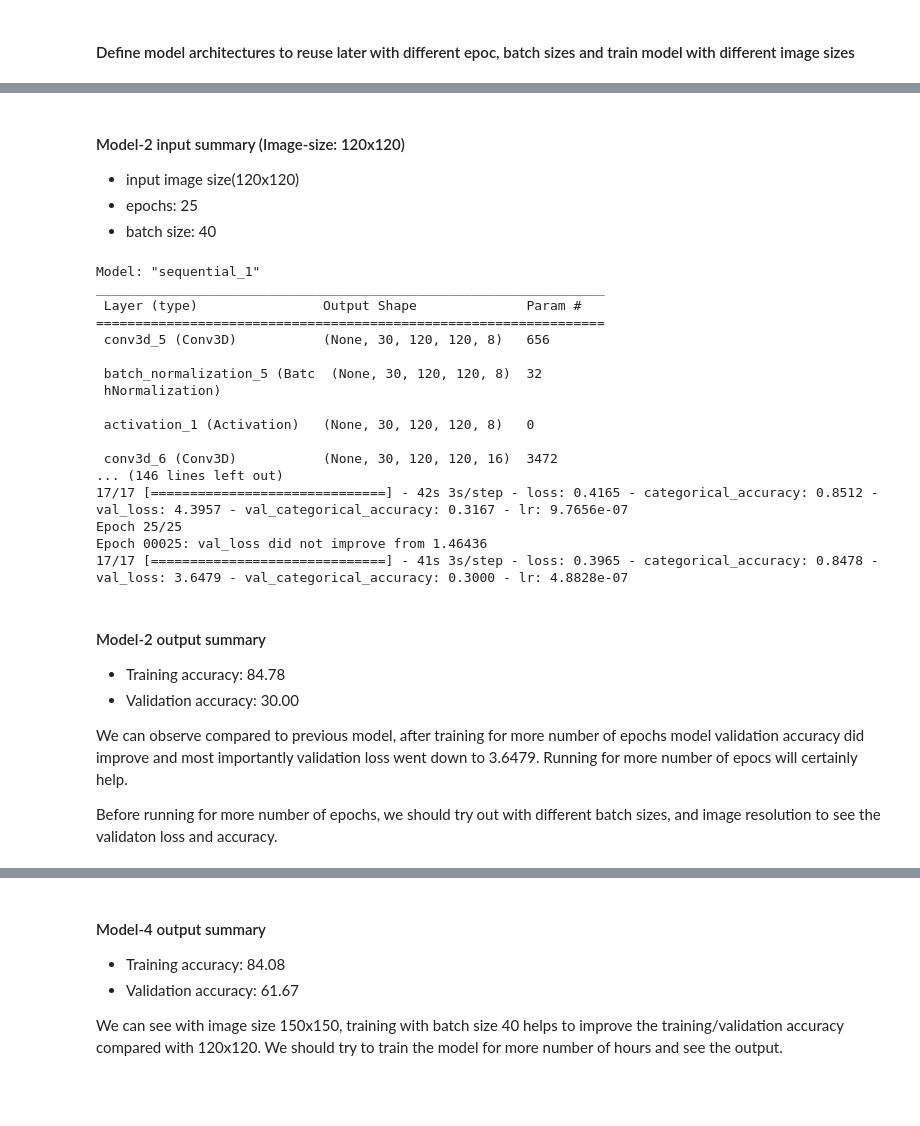
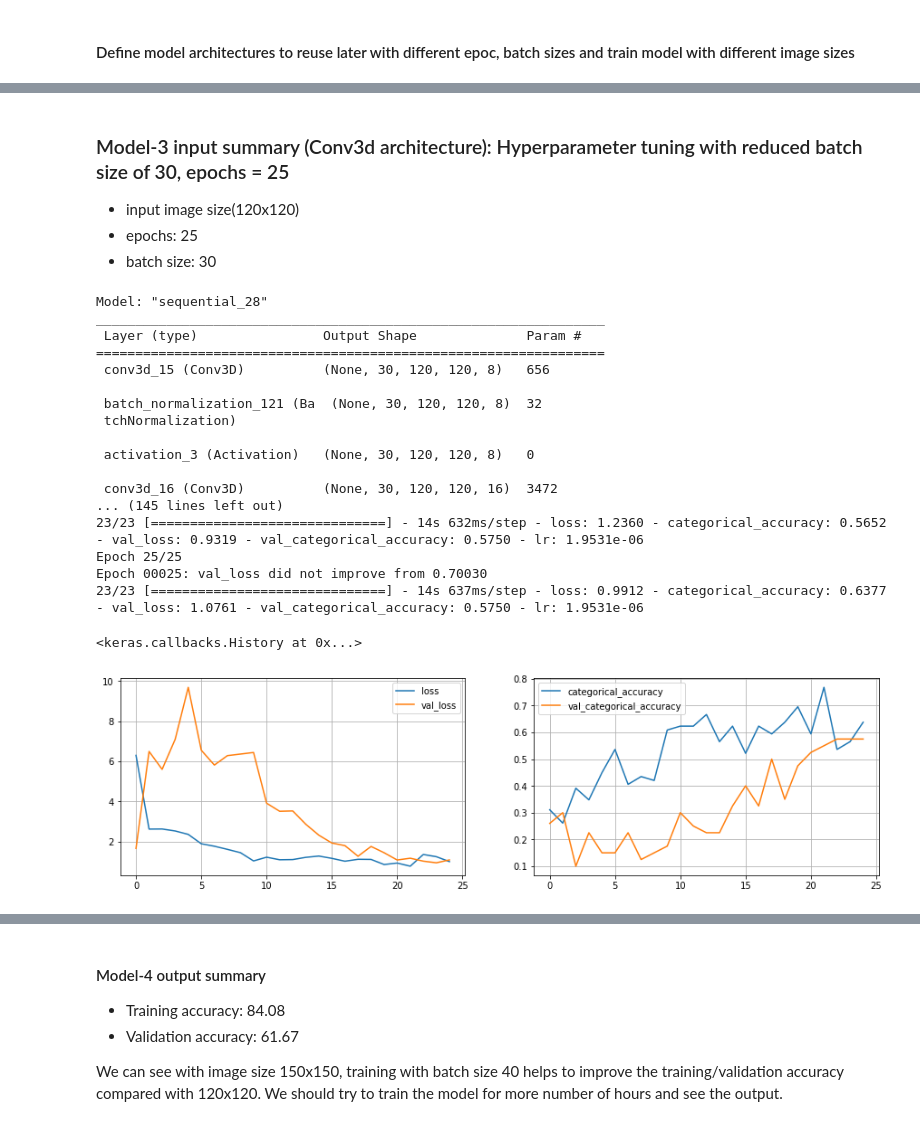
Before and after one commit to ps2420/cnn_gesture_recognition, a Jupyter notebook: Neural_Nets_Project_Starter_Code.ipynb, the cells around one changed output, grey strips where cells are left out. Cells and saved outputs as stored; diff of their text form; code cells hidden in the pictures; blank space fills up the shorter version.

```diff
--- a/Neural_Nets_Project_Starter_Code.ipynb
+++ b/Neural_Nets_Project_Starter_Code.ipynb
@@ -357,37 +481,31 @@ We should try to experiment with more number of epochs and with different batch
 # %% [markdown]
-#### Model-2 input summary (Image-size: 120x120)
+### Model-3 input summary (Conv3d architecture): Hyperparameter tuning with reduced batch size of 30, epochs = 25
 - input image size(120x120)
 - epochs: 25
-- batch size: 40
+- batch size: 30
 # %%
 # Define model architecture with num_epoch, batch_size, input image size
-model_2 = model_architecture(25, 40, 120)
-model_2.define_architecture_1();
+model_3 = model_architecture(25, 30, 120)
+model_3.define_conv3d_architecture_1();
 print('\n\n=========== Training the model ===========\n\n')
-model_2.execute()
+model_3.execute()
 # %% [output]
-Model: "sequential_1"
+Model: "sequential_28"
 _________________________________________________________________
  Layer (type)                Output Shape              Param #
 =================================================================
- conv3d_5 (Conv3D)           (None, 30, 120, 120, 8)   656
+ conv3d_15 (Conv3D)          (None, 30, 120, 120, 8)   656
 
- batch_normalization_5 (Batc  (None, 30, 120, 120, 8)  32
- hNormalization)
+ batch_normalization_121 (Ba  (None, 30, 120, 120, 8)  32
+ tchNormalization)
 
- activation_1 (Activation)   (None, 30, 120, 120, 8)   0
+ activation_3 (Activation)   (None, 30, 120, 120, 8)   0
 
- conv3d_6 (Conv3D)           (None, 30, 120, 120, 16)  3472
-... (146 lines left out)
-17/17 [==============================] - 42s 3s/step - loss: 0.4165 - categorical_accuracy: 0.8512 - val_loss: 4.3957 - val_categorical_accuracy: 0.3167 - lr: 9.7656e-07
+ conv3d_16 (Conv3D)          (None, 30, 120, 120, 16)  3472
+... (145 lines left out)
+23/23 [==============================] - 14s 632ms/step - loss: 1.2360 - categorical_accuracy: 0.5652 - val_loss: 0.9319 - val_categorical_accuracy: 0.5750 - lr: 1.9531e-06
 Epoch 25/25
-Epoch 00025: val_loss did not improve from 1.46436
-17/17 [==============================] - 41s 3s/step - loss: 0.3965 - categorical_accuracy: 0.8478 - val_loss: 3.6479 - val_categorical_accuracy: 0.3000 - lr: 4.8828e-07
+Epoch 00025: val_loss did not improve from 0.70030
+23/23 [==============================] - 14s 637ms/step - loss: 0.9912 - categorical_accuracy: 0.6377 - val_loss: 1.0761 - val_categorical_accuracy: 0.5750 - lr: 1.9531e-06
+<keras.callbacks.History at 0x...>
+[figure, added]
-# %% [markdown]
-#### Model-2 output summary
-- Training accuracy: 84.78
-- Validation accuracy: 30.00
-
-We can observe compared to previous model, after training for more number of epochs model validation accuracy did improve and most importantly validation loss went down to 3.6479. Running for more number of epocs will certainly help.
-
-Before running for more number of epochs, we should try out with different batch sizes, and image resolution to see the validaton loss and accuracy.
```
Also changed, not shown: parts of 59 cells of this notebook.
